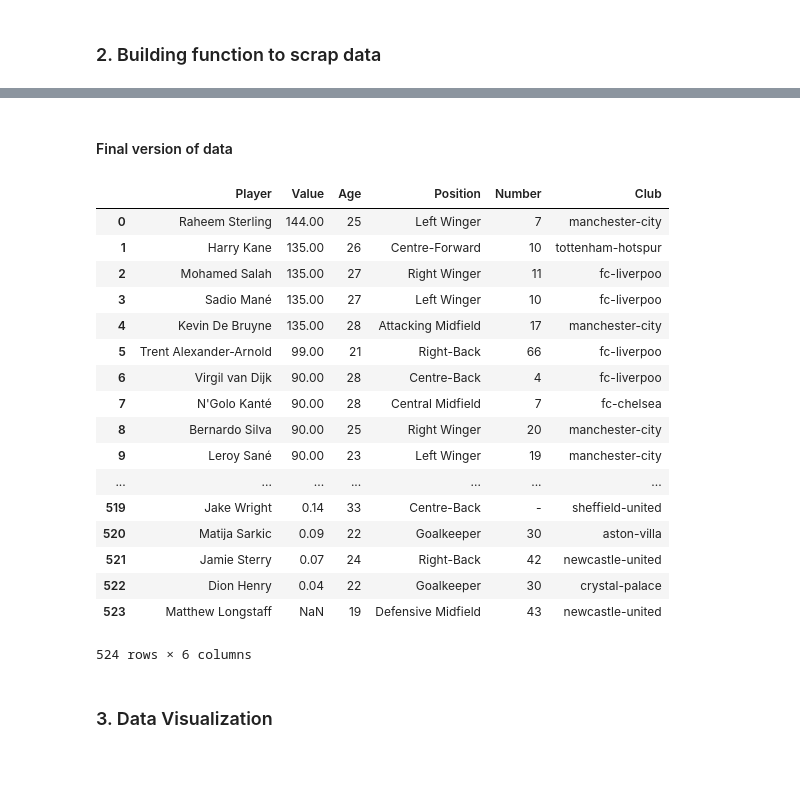
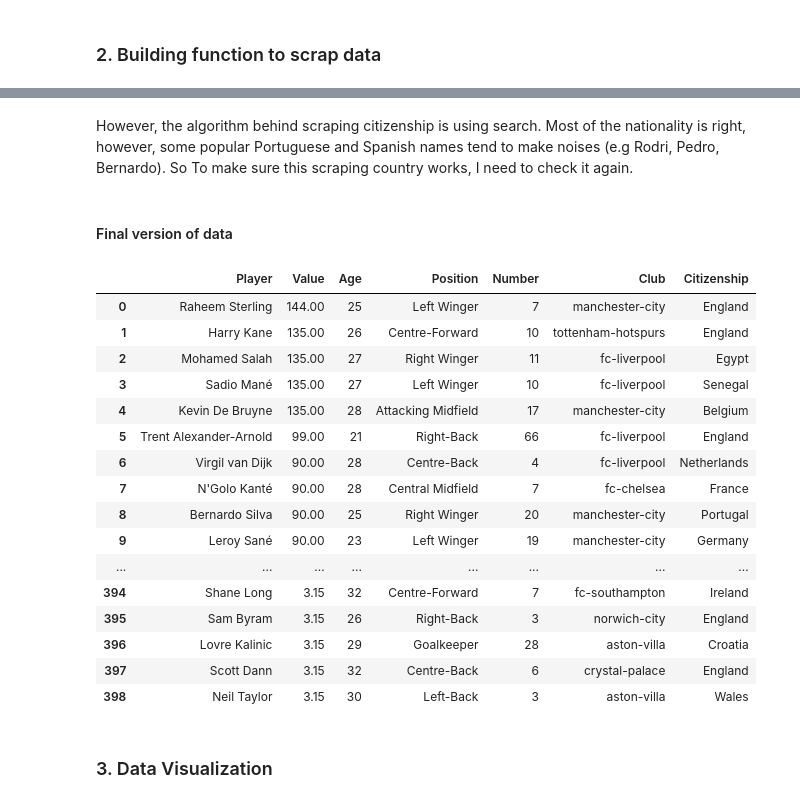
Before and after one commit to Mikky-Li/Analyzing-Data-From-Transfermarkt-and-Visualizing-Premier-League-Players-Data, a Jupyter notebook: Transfermarkt.ipynb, the cells around one changed output, grey strips where cells are left out. Cells and saved outputs as stored; diff of their text form; code cells hidden in the pictures; blank space fills up the shorter version.

```diff
--- a/Transfermarkt.ipynb
+++ b/Transfermarkt.ipynb
@@ -104,0 +130,15 @@ Ranking['Age'] = Age.astype(int)
+# %%
+def Citizenship(x):
+    headers = {'User-Agent':
+           'Mozilla/5.0 (X11; Linux x86_64) AppleWebKit/537.36 (KHTML, like Gecko) Chrome/47.0.2526.106 Safari/537.36'}
+    Country = []
+    i = 0
+    while i < len(x.Player):
+        player = x.Player[i]
+        data = requests.get("https://www.transfermarkt.com/schnellsuche/ergebnis/schnellsuche?query={}&x=0&y=0".format(player),headers=headers)
+        soup = BeautifulSoup(data.text, "lxml")
+        hrefs = soup.find_all("img", {"class" : "flaggenrahmen"},alt=True)
+        Flag = hrefs[16]['alt']
+        Country.append(Flag)
+        i = i+1
+    return Country
@@ -104,0 +149,2 @@ Ranking['Age'] = Age.astype(int)
+# %% [markdown]
+However, the algorithm behind scraping citizenship is using search. Most of the nationality is right, however, some popular Portuguese and Spanish names tend to make noises (e.g Rodri, Pedro, Bernardo). So To make sure this scraping country works, I need to check it again.
@@ -105,26 +160,26 @@ Ranking['Age'] = Age.astype(int)
 # %% [markdown]
 #### Final version of data
-# %%
-Ranking
-# %% [output]
-|  | Player | Value | Age | Position | Number | Club |
-| 0 | Raheem Sterling | 144.00 | 25 | Left Winger | 7 | manchester-city |
-| 1 | Harry Kane | 135.00 | 26 | Centre-Forward | 10 | tottenham-hotspur |
-| 2 | Mohamed Salah | 135.00 | 27 | Right Winger | 11 | fc-liverpoo |
-| 3 | Sadio Mané | 135.00 | 27 | Left Winger | 10 | fc-liverpoo |
-| 4 | Kevin De Bruyne | 135.00 | 28 | Attacking Midfield | 17 | manchester-city |
-| 5 | Trent Alexander-Arnold | 99.00 | 21 | Right-Back | 66 | fc-liverpoo |
-| 6 | Virgil van Dijk | 90.00 | 28 | Centre-Back | 4 | fc-liverpoo |
-| 7 | N'Golo Kanté | 90.00 | 28 | Central Midfield | 7 | fc-chelsea |
-| 8 | Bernardo Silva | 90.00 | 25 | Right Winger | 20 | manchester-city |
-| 9 | Leroy Sané | 90.00 | 23 | Left Winger | 19 | manchester-city |
-| ... | ... | ... | ... | ... | ... | ... |
-| 519 | Jake Wright | 0.14 | 33 | Centre-Back | - | sheffield-united |
-| 520 | Matija Sarkic | 0.09 | 22 | Goalkeeper | 30 | aston-villa |
-| 521 | Jamie Sterry | 0.07 | 24 | Right-Back | 42 | newcastle-united |
-| 522 | Dion Henry | 0.04 | 22 | Goalkeeper | 30 | crystal-palace |
-| 523 | Matthew Longstaff | NaN | 19 | Defensive Midfield | 43 | newcastle-united |
-524 rows × 6 columns
+# %%
+pd.set_option('display.max_rows', 1000)
+Ranking
+# %% [output]
+|  | Player | Value | Age | Position | Number | Club | Citizenship |
+| 0 | Raheem Sterling | 144.00 | 25 | Left Winger | 7 | manchester-city | England |
+| 1 | Harry Kane | 135.00 | 26 | Centre-Forward | 10 | tottenham-hotspurs | England |
+| 2 | Mohamed Salah | 135.00 | 27 | Right Winger | 11 | fc-liverpool | Egypt |
+| 3 | Sadio Mané | 135.00 | 27 | Left Winger | 10 | fc-liverpool | Senegal |
+| 4 | Kevin De Bruyne | 135.00 | 28 | Attacking Midfield | 17 | manchester-city | Belgium |
+| 5 | Trent Alexander-Arnold | 99.00 | 21 | Right-Back | 66 | fc-liverpool | England |
+| 6 | Virgil van Dijk | 90.00 | 28 | Centre-Back | 4 | fc-liverpool | Netherlands |
+| 7 | N'Golo Kanté | 90.00 | 28 | Central Midfield | 7 | fc-chelsea | France |
+| 8 | Bernardo Silva | 90.00 | 25 | Right Winger | 20 | manchester-city | Portugal |
+| 9 | Leroy Sané | 90.00 | 23 | Left Winger | 19 | manchester-city | Germany |
+| ... | ... | ... | ... | ... | ... | ... | ... |
+| 394 | Shane Long | 3.15 | 32 | Centre-Forward | 7 | fc-southampton | Ireland |
+| 395 | Sam Byram | 3.15 | 26 | Right-Back | 3 | norwich-city | England |
+| 396 | Lovre Kalinic | 3.15 | 29 | Goalkeeper | 28 | aston-villa | Croatia |
+| 397 | Scott Dann | 3.15 | 32 | Centre-Back | 6 | crystal-palace | England |
+| 398 | Neil Taylor | 3.15 | 30 | Left-Back | 3 | aston-villa | Wales |
 # %% [markdown]
 ### 3. Data Visualization
 # %% [markdown]
```
Also changed, not shown: parts of 12 cells of this notebook.
